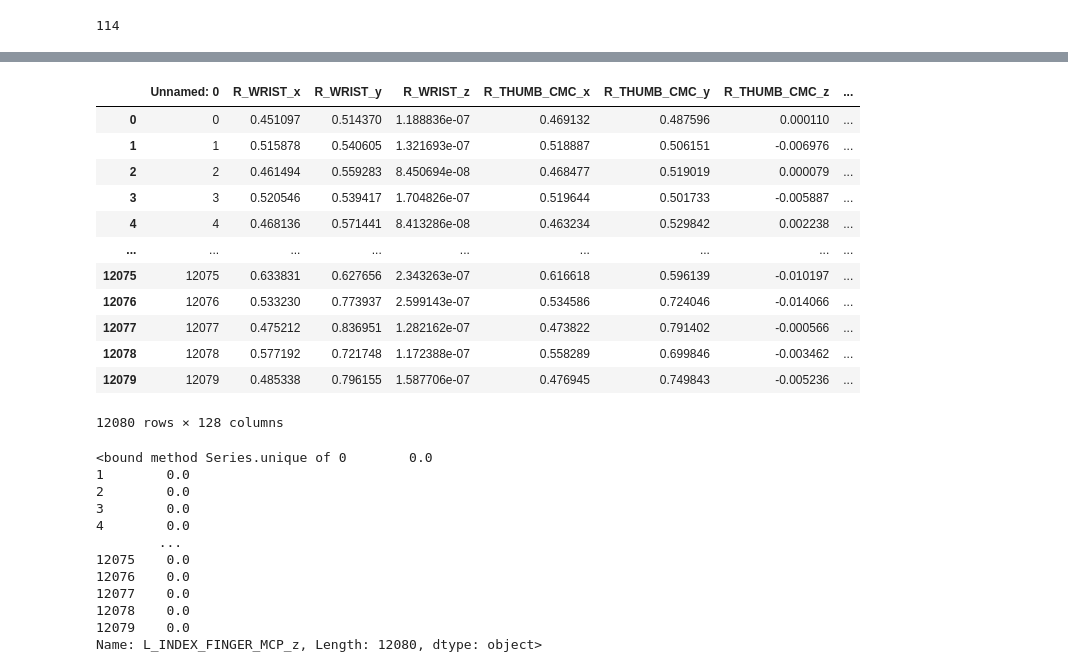
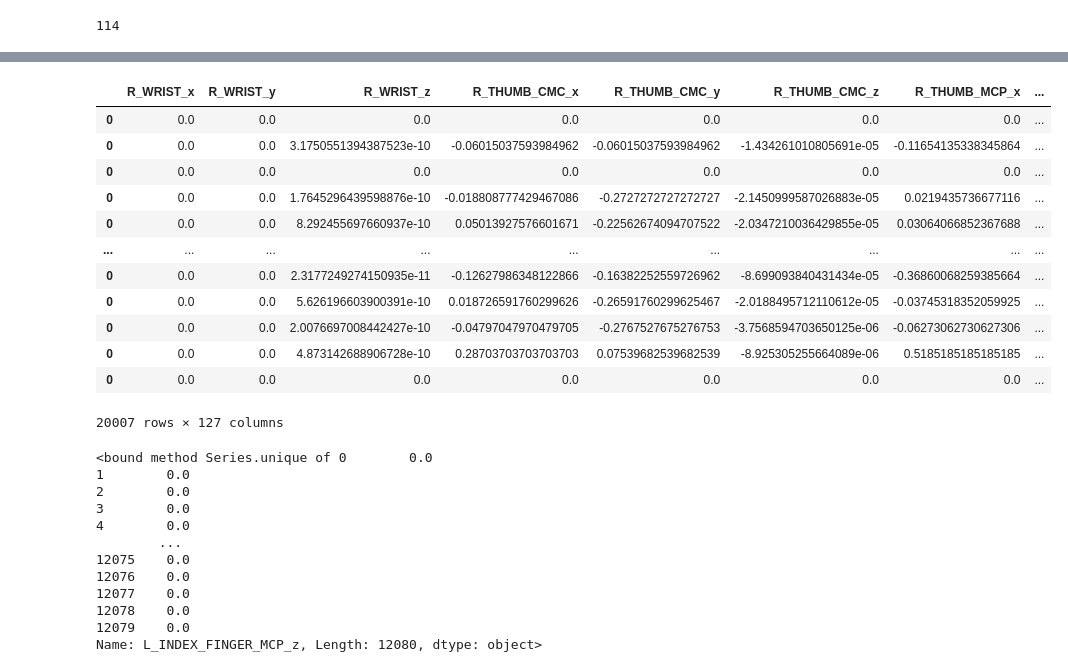
Before and after one commit to BouzCS/Sign-Language-Detection, a Jupyter notebook: Sign_Language_Detection(1).ipynb, the cells around one changed output, grey strips where cells are left out. Cells and saved outputs as stored; diff of their text form; code cells hidden in the pictures.

```diff
--- a/Sign_Language_Detection(1).ipynb
+++ b/Sign_Language_Detection(1).ipynb
@@ -344,7 +436,8 @@ with mp_hands.Hands(
     min_detection_confidence=0.64) as hands:
   for idx, file in tqdm.tqdm(enumerate(IMAGE_FILES)):
     hands_list=[]
-    data = np.empty(0)
+    data = []
+    temp_data = []
     label=os.path.dirname(file).split("/")[-1]
 
 
@@ -367,39 +460,42 @@ with mp_hands.Hands(
     annotated_image = image.copy()
     for hand_landmarks in results.multi_hand_landmarks:
       if results.multi_hand_landmarks:
-            for i in range(21):
-              data = np.append(data,hand_landmarks.landmark[mp_hands.HandLandmark(i).value].x)
-              data = np.append(data,hand_landmarks.landmark[mp_hands.HandLandmark(i).value].y)
-              data = np.append(data,hand_landmarks.landmark[mp_hands.HandLandmark(i).value].z)
+          for i in range(21):
+            data.append(min(int(hand_landmarks.landmark[mp_hands.HandLandmark(i).value].x * image_width), image_width - 1))
+            data.append(min(int(hand_landmarks.landmark[mp_hands.HandLandmark(i).value].y * image_width), image_width - 1))
+            data.append(hand_landmarks.landmark[mp_hands.HandLandmark(i).value].z)
+            temp_data.append(data[i*3:(i*3)+3])
+
+    preproc_data=np.array(pre_process_landmark(temp_data))
 
     if "Right" in hands_list and "Left" in hands_list:
-      data = np.concatenate((data,[label]), axis=None)
-      df = df.append(pd.DataFrame(data.reshape(1,-1), columns=col))
+      preproc_data = np.concatenate((preproc_data,[label]), axis=None)
+      df = df.append(pd.DataFrame(preproc_data.reshape(1,-1), columns=col))
 
     elif ("Right" in hands_list and "Left" not in hands_list):
       if hand_max_count==1:
-        data = np.concatenate((data, zero), axis=None)
-        data = np.concatenate((data,[label]), axis=None)
+        preproc_data = np.concatenate((preproc_data, zero), axis=None)
+        preproc_data = np.concatenate((preproc_data,[label]), axis=None)
 
-        df =df.append(pd.DataFrame(data.reshape(1,-1), columns=col))
+        df =df.append(pd.DataFrame(preproc_data.reshape(1,-1), columns=col))
 
       else:
-        data = np.concatenate((data[:63], zero), axis=None)
-        data = np.concatenate((data,[label]), axis=None)
+        preproc_data = np.concatenate((preproc_data[:63], zero), axis=None)
+        preproc_data = np.concatenate((preproc_data,[label]), axis=None)
 
-        df =df.append(pd.DataFrame(data.reshape(1,-1), columns=col))
+        df =df.append(pd.DataFrame(preproc_data.reshape(1,-1), columns=col))
 
     elif ("Right" not in hands_list and "Left" in hands_list):
       if hand_max_count==1:
 
-        data = np.concatenate((zero, data), axis=None)
-        data = np.concatenate((data,[label]), axis=None)
+        preproc_data = np.concatenate((zero, preproc_data), axis=None)
+        preproc_data = np.concatenate((preproc_data,[label]), axis=None)
 
-        df =df.append(pd.DataFrame(data.reshape(1,-1), columns=col))
+        df =df.append(pd.DataFrame(preproc_data.reshape(1,-1), columns=col))
 
       else:
 
-        data = np.concatenate((zero, data[:63]), axis=None)
-        data = np.concatenate((data,[label]), axis=None)
+        preproc_data = np.concatenate((zero, preproc_data[:63]), axis=None)
+        preproc_data = np.concatenate((preproc_data,[label]), axis=None)
 
-        df =df.append(pd.DataFrame(data.reshape(1,-1), columns=col))
+        df =df.append(pd.DataFrame(preproc_data.reshape(1,-1), columns=col))
@@ -406,20 +506,20 @@ with mp_hands.Hands(
 # %%
-df=pd.read_csv("/content/drive/MyDrive/final_data_aug.csv")
+#df=pd.read_csv("/content/drive/MyDrive/final_preproc_data_aug.csv")
 df
 # %% [output]
-|  | Unnamed: 0 | R_WRIST_x | R_WRIST_y | R_WRIST_z | R_THUMB_CMC_x | R_THUMB_CMC_y | R_THUMB_CMC_z | ... |
-| 0 | 0 | 0.451097 | 0.514370 | 1.188836e-07 | 0.469132 | 0.487596 | 0.000110 | ... |
-| 1 | 1 | 0.515878 | 0.540605 | 1.321693e-07 | 0.518887 | 0.506151 | -0.006976 | ... |
-| 2 | 2 | 0.461494 | 0.559283 | 8.450694e-08 | 0.468477 | 0.519019 | 0.000079 | ... |
-| 3 | 3 | 0.520546 | 0.539417 | 1.704826e-07 | 0.519644 | 0.501733 | -0.005887 | ... |
-| 4 | 4 | 0.468136 | 0.571441 | 8.413286e-08 | 0.463234 | 0.529842 | 0.002238 | ... |
+|  | R_WRIST_x | R_WRIST_y | R_WRIST_z | R_THUMB_CMC_x | R_THUMB_CMC_y | R_THUMB_CMC_z | R_THUMB_MCP_x | ... |
+| 0 | 0.0 | 0.0 | 0.0 | 0.0 | 0.0 | 0.0 | 0.0 | ... |
+| 0 | 0.0 | 0.0 | 3.1750551394387523e-10 | -0.06015037593984962 | -0.06015037593984962 | -1.434261010805691e-05 | -0.11654135338345864 | ... |
+| 0 | 0.0 | 0.0 | 0.0 | 0.0 | 0.0 | 0.0 | 0.0 | ... |
+| 0 | 0.0 | 0.0 | 1.7645296439598876e-10 | -0.018808777429467086 | -0.2727272727272727 | -2.1450999587026883e-05 | 0.0219435736677116 | ... |
+| 0 | 0.0 | 0.0 | 8.292455697660937e-10 | 0.05013927576601671 | -0.22562674094707522 | -2.0347210036429855e-05 | 0.03064066852367688 | ... |
 | ... | ... | ... | ... | ... | ... | ... | ... | ... |
-| 12075 | 12075 | 0.633831 | 0.627656 | 2.343263e-07 | 0.616618 | 0.596139 | -0.010197 | ... |
-| 12076 | 12076 | 0.533230 | 0.773937 | 2.599143e-07 | 0.534586 | 0.724046 | -0.014066 | ... |
-| 12077 | 12077 | 0.475212 | 0.836951 | 1.282162e-07 | 0.473822 | 0.791402 | -0.000566 | ... |
-| 12078 | 12078 | 0.577192 | 0.721748 | 1.172388e-07 | 0.558289 | 0.699846 | -0.003462 | ... |
-| 12079 | 12079 | 0.485338 | 0.796155 | 1.587706e-07 | 0.476945 | 0.749843 | -0.005236 | ... |
+| 0 | 0.0 | 0.0 | 2.3177249274150935e-11 | -0.12627986348122866 | -0.16382252559726962 | -8.699093840431434e-05 | -0.36860068259385664 | ... |
+| 0 | 0.0 | 0.0 | 5.626196603900391e-10 | 0.018726591760299626 | -0.26591760299625467 | -2.0188495712110612e-05 | -0.03745318352059925 | ... |
+| 0 | 0.0 | 0.0 | 2.0076697008442427e-10 | -0.04797047970479705 | -0.2767527675276753 | -3.7568594703650125e-06 | -0.06273062730627306 | ... |
+| 0 | 0.0 | 0.0 | 4.873142688906728e-10 | 0.28703703703703703 | 0.07539682539682539 | -8.925305255664089e-06 | 0.5185185185185185 | ... |
+| 0 | 0.0 | 0.0 | 0.0 | 0.0 | 0.0 | 0.0 | 0.0 | ... |
-12080 rows × 128 columns
+20007 rows × 127 columns
 # %%
 df.L_INDEX_FINGER_MCP_z.unique
 # %% [output]
```
Also changed, not shown: parts of 41 cells of this notebook.
